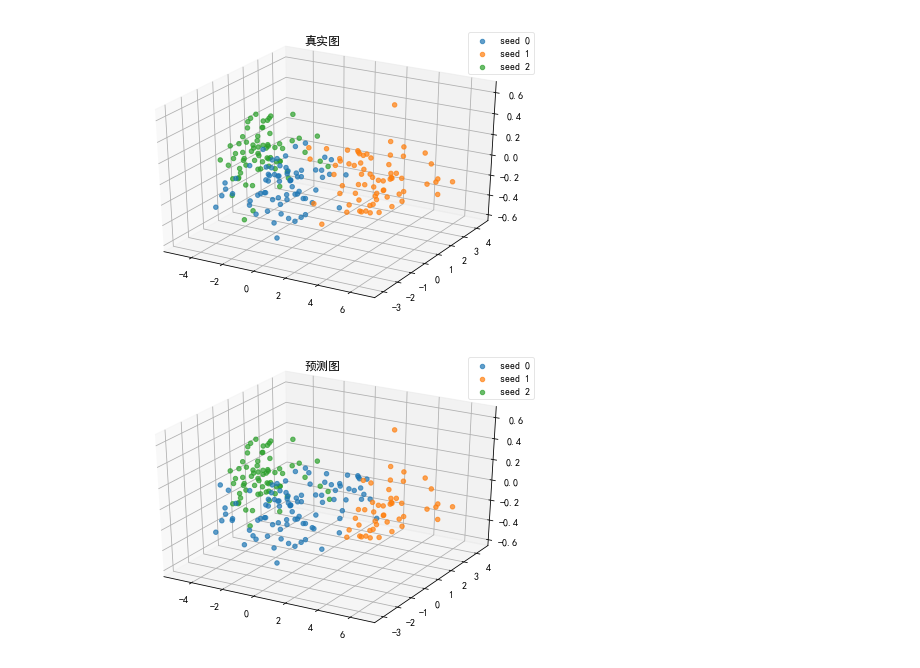
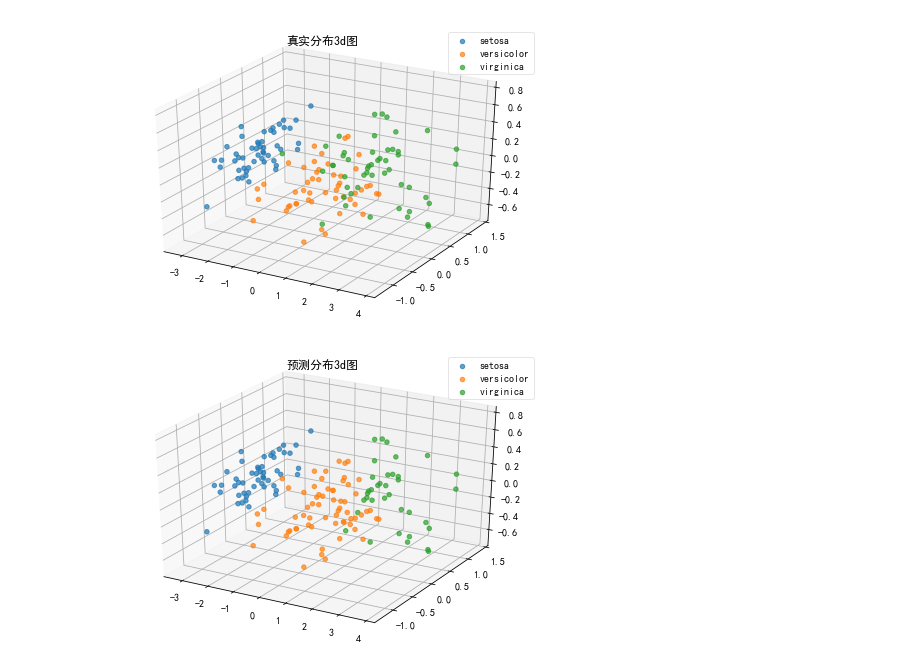
Before and after one commit to twolongbear/BusinessIntelligence, a Jupyter notebook: 商务智能2-陈永灿-2018302091011/hierarchical_clustering.ipynb, the cells around one changed output. Drawn from its saved outputs; the diff is of its cells as text; code cells hidden in the pictures.

```diff
--- a/商务智能2-陈永灿-2018302091011/hierarchical_clustering.ipynb
+++ b/商务智能2-陈永灿-2018302091011/hierarchical_clustering.ipynb
@@ -118,8 +118,8 @@ def agglomerative_clustering_linkage(*data):
     fig.suptitle("AgglomerativeClustering")
     plt.show()
 # %%
-X, labels_true = read_file('./data_set/seeds_dataset.txt')
-labels_predict = hierarchical_clustering(X, labels_true)
+X, y, labels = read_file('./data_set/iris.csv')
+labels_predict = hierarchical_clustering(X, y)
 score = silhouette_score(X, labels_predict, metric='cosine')
 print("Silhouette Coefficient:{}".format(score))
 # %% [output]
@@ -129,6 +129,7 @@ Silhouette Coefficient:0.42998337136661613
 pca = PCA(n_components=2)  #实例化
 pca = pca.fit(X)  #拟合模型
 X_dr = pca.transform(X)  #获取新矩阵
-plot_data(X_dr, labels_true,"真实图")
-plot_data(X_dr, labels_predict,"预测图")
+plot_data(X_dr, labels, "真实分布图")
+labels_predict = number_to_label(labels_predict)
+plot_data(X_dr, labels_predict, "预测分布图")
 # %% [output]
@@ -137,10 +138,10 @@ plot_data(X_dr, labels_predict,"预测图")
 # %%
 pca = PCA(n_components=3)  #实例化
 pca = pca.fit(X)  #拟合模型
 X_dr = pca.transform(X)  #获取新矩阵
-plot3d_data(X_dr, labels_true,"真实图")
-plot3d_data(X_dr, labels_predict,"预测图")
+plot3d_data(X_dr, labels, "真实分布3d图")
+plot3d_data(X_dr, labels_predict, "预测分布3d图")
 # %% [output]
-[figure, old version]
+[figure, new version]
-[figure, old version]
+[figure, new version]
 # %%
```
Also changed, not shown: parts of 4 cells of this notebook, 7 other files.
